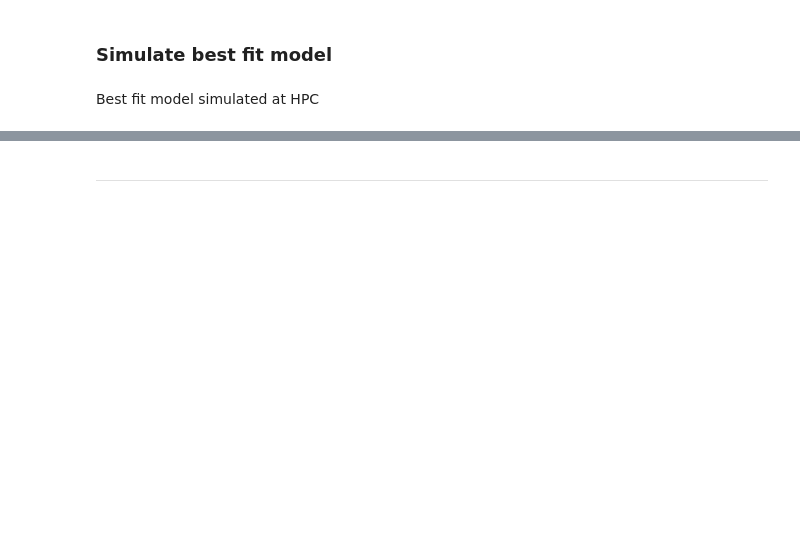
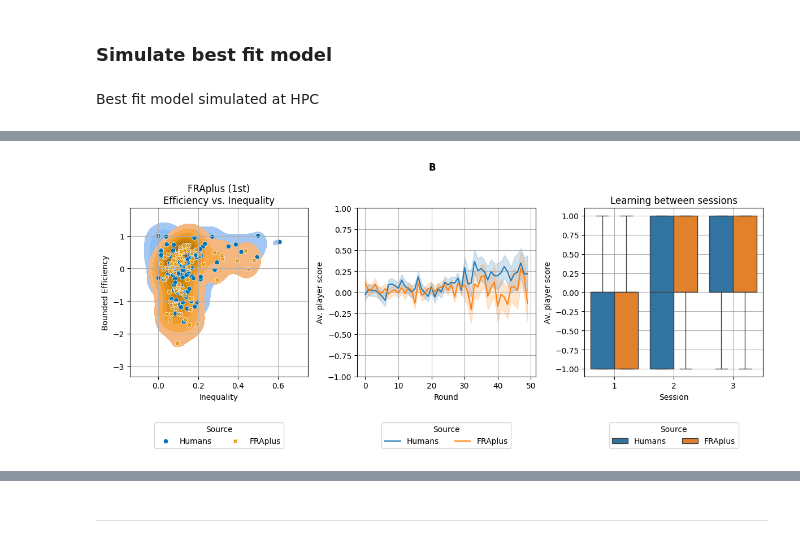
Before and after one commit to EAndrade-Lotero/Cognitive_Models_El_Farol_Bar_Problem, a Jupyter notebook: Figures for article/Short_Fig3.ipynb, the cells around one changed output, grey strips where cells are left out. Drawn from its saved outputs; the diff is of its cells as text; code cells hidden in the pictures; blank space fills up the shorter version.

```diff
--- a/Figures for article/Short_Fig3.ipynb
+++ b/Figures for article/Short_Fig3.ipynb
@@ -443,0 +361,84 @@ ax[1].grid()
+# %%
+fig, axes = plt.subplots(
+    1, 3,
+    figsize=(12, 5),
+    tight_layout=True,
+    sharex=False, sharey=False
+)
+
+sns.kdeplot(
+    x='inequality', y='bounded_efficiency',
+    hue='model',style='model',
+    data=df_jitter1, palette='colorblind', fill=True,
+    ax=axes[0]
+)
+sns.scatterplot(
+    x='inequality', y='bounded_efficiency',
+    hue='model',style='model',
+    data=df_jitter1, palette='colorblind',
+    ax=axes[0]
+)
+axes[0].set_xlabel('Inequality')
+axes[0].set_ylabel('Bounded Efficiency')
+axes[0].set_title('FRAplus (1st)\nEfficiency vs. Inequality')
+handles, labels = axes[0].get_legend_handles_labels()
+axes[0].legend(
+    title='Source',
+    handles=handles,
+    labels=['Humans', 'FRAplus'],
+    loc='lower center',      # you can also use 'upper center'
+    bbox_to_anchor=(0.5, -0.45),  # y < 0 moves it below the axes
+    ncol=2,        # or choose a smaller number for multi‑row
+)
+axes[0].grid()
+
+# Learning: average score increases per round
+sns.lineplot(
+    x='round', y='score',
+    hue='model',
+    data=data,
+    ci=95, ax=axes[1]
+)
+axes[1].set_xlabel('Round')
+axes[1].set_ylabel("Av. player score")
+axes[1].grid()
+axes[1].set_ylim([-1,1])
+handles, labels = axes[1].get_legend_handles_labels()
+axes[1].legend(
+    title='Source',
+    handles=handles,
+    labels=['Humans', 'FRAplus'],
+    loc='lower center',      # you can also use 'upper center'
+    bbox_to_anchor=(0.5, -0.45),  # y < 0 moves it below the axes
+    ncol=2,        # or choose a smaller number for multi‑row
+)
+
+# Learning: average score increases per session
+sns.boxplot(
+    x='session', y='score',
+    hue='model',
+    data=data, ax=axes[2],
+)
+axes[2].set_xlabel('Session')
+axes[2].set_ylabel("Av. player score")
+axes[2].set_title("Learning between sessions")
+axes[2].grid()
+handles, labels = axes[2].get_legend_handles_labels()
+axes[2].legend(
+    title='Source',
+    handles=handles,
+    labels=['Humans', 'FRAplus'],
+    loc='lower center',      # you can also use 'upper center'
+    bbox_to_anchor=(0.5, -0.45),  # y < 0 moves it below the axes
+    ncol=2,        # or choose a smaller number for multi‑row
+)
+
+# Convert figure to image array
+fig.suptitle("B", fontweight="bold")
+fig.canvas.draw()
+rgba_bytes = fig.canvas.buffer_rgba().tobytes()
+width, height = fig.canvas.get_width_height()
+pil_image = PIL.Image.frombytes(mode="RGBA", size=[width, height], data=rgba_bytes)
+panel_B = np.array(pil_image)
+# %% [output]
+[figure, new version]
```
Also changed, not shown: parts of 15 cells of this notebook, 4 other files.
